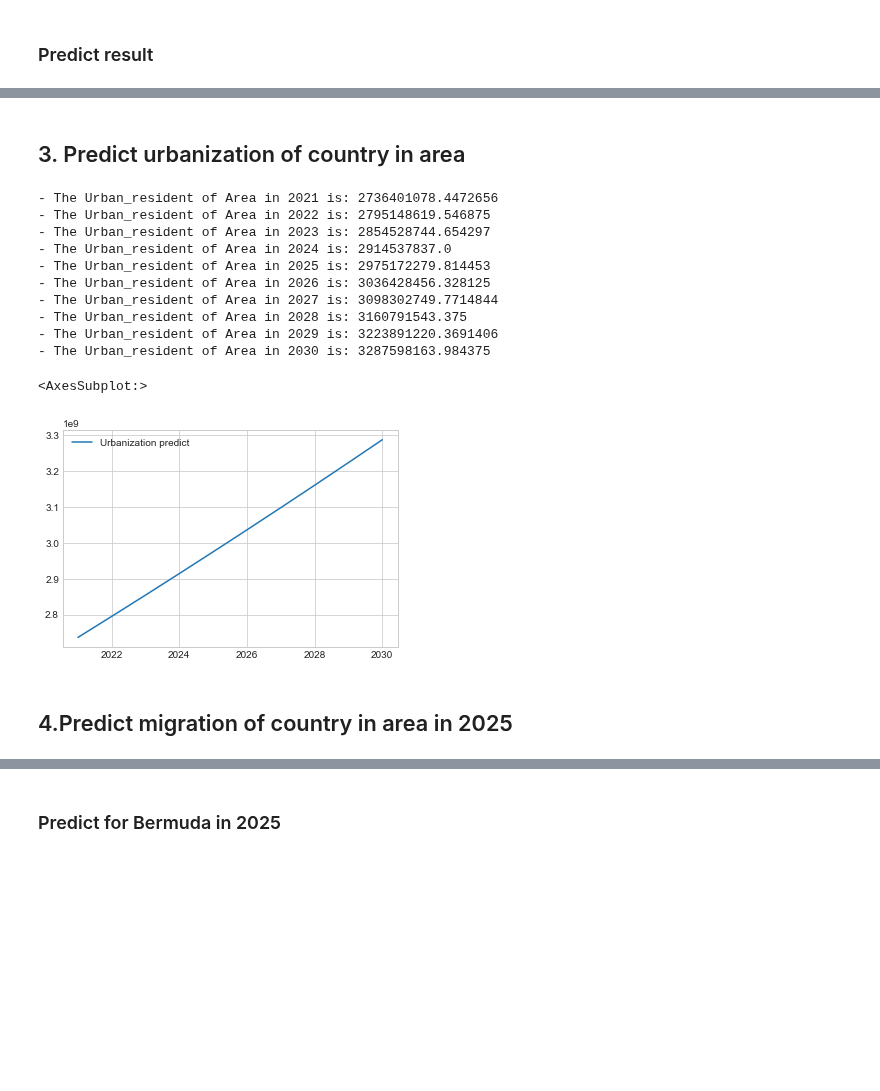
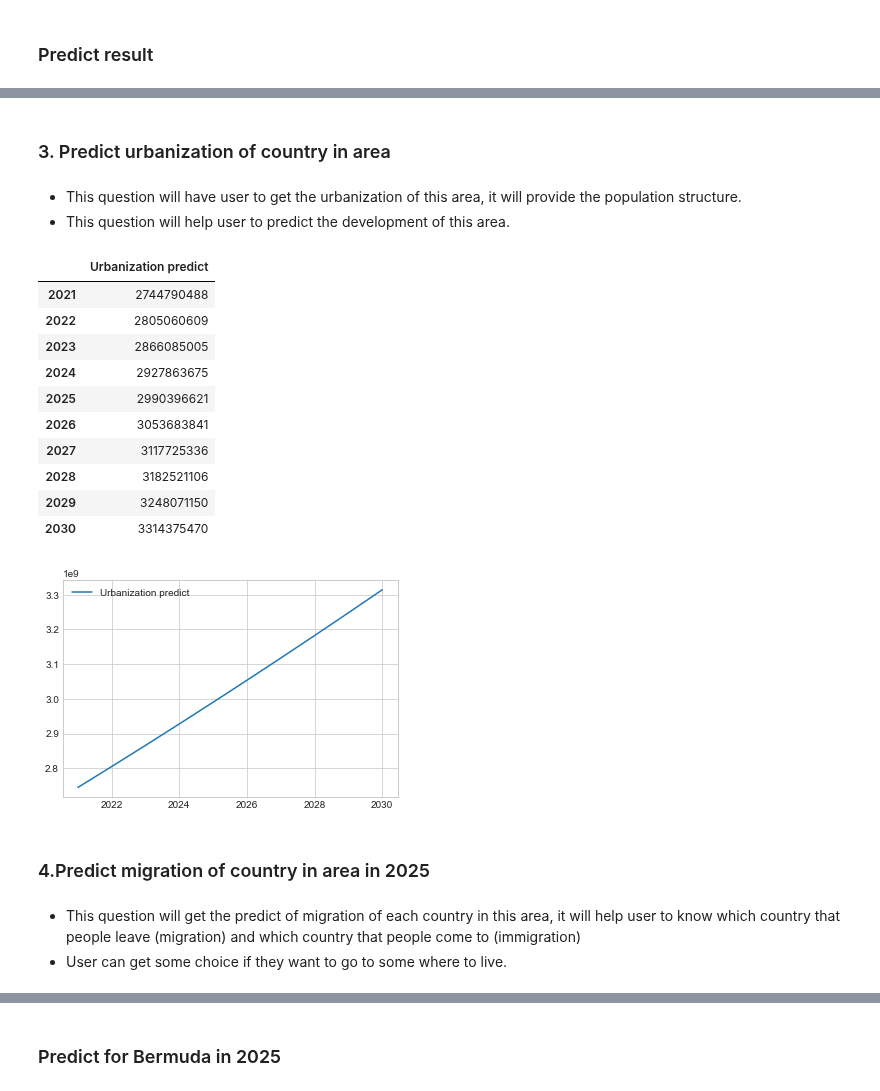
Before and after one commit to HoDangCao/Data-collection-and-population-analysis-of-Asia-and-North-America, a Jupyter notebook: DSProject - latest ver.ipynb, the cells around one changed output, grey strips where cells are left out. Cells and saved outputs as stored; diff of their text form; code cells hidden in the pictures; blank space fills up the shorter version.

Commit message:
Explain code and question

```diff
--- a/DSProject - latest ver.ipynb
+++ b/DSProject - latest ver.ipynb
@@ -952,0 +1050,26 @@ compareFieldWithRealData(listCountry[1],listField[2],df,powFieldValue)
+# %%
+def findTheBestField(dataFrame,countryName,listField,fieldResult):
+
+    countryInfo = dataFrame.loc[(dataFrame.Country == countryName)]
+    result = np.array(countryInfo[fieldResult],dtype=float).reshape(-1,1)
+    scoreArray = []
+    choiceField = []
+    for i in listField:
+        if i != 'Country' and i != fieldResult:
+            data = np.array(countryInfo[i],dtype=float).reshape(-1,1)
+            R,thetaHat,expandVector = calValueForModel2(data,result,1)
+            choiceField.append(i)
+            lin_reg_2 = LinearRegression()
+            expandVectorTrain, expandVectorTest, result_train, result_test = train_test_split(expandVector, result, test_size = 0.3, random_state = 1)
+            lin_reg_2.fit(expandVectorTrain, result_train)
+            score = lin_reg_2.score(expandVectorTrain, result_train)
+            poly_reg_rmse = np.sqrt(mean_squared_error(result_test, lin_reg_2.predict(expandVectorTest)))
+            rs = float((poly_reg_rmse + R + score)/3)
+            scoreArray.append(rs)
+
+    scoreArray = np.array(scoreArray)
+    minValue = np.amin(scoreArray)
+    minPos = np.where(scoreArray == minValue)
+    minPos = np.amin(minPos)
+
+    return countryInfo, minValue, fieldResult, choiceField[minPos], result
@@ -952,0 +1152,4 @@ compareFieldWithRealData(listCountry[1],listField[2],df,powFieldValue)
+# %%
+countryWantToPredict = listCountry[1]
+fieldWantToPredict = listField[2]
+print(fieldWantToPredict + ' in ' + countryWantToPredict)
@@ -952,0 +1160,3 @@ compareFieldWithRealData(listCountry[1],listField[2],df,powFieldValue)
+# %%
+bestFieldForPreds, minAveScore, trainScore, theta, bestDegree, expandVector, data, result = findParameter(df,countryWantToPredict,
+listField,fieldWantToPredict)
@@ -955 +1191,6 @@ compareFieldWithRealData(listCountry[1],listField[2],df,powFieldValue)
+# %%
+def predictField(country,field,dataFrame,year,powN):
+    theta, R = buildModelField(country,dataFrame,field,powN)
+    large = round(caculateFieldForYear(theta,year))
+    return large
 # %% [markdown]
@@ -1067,28 +1320,38 @@ popPredict.plot.bar()
 # %% [markdown]
-## 3. Predict urbanization of country in area
+### 3. Predict urbanization of country in area
+# %% [markdown]
+- This question will have user to get the urbanization of this area, it will provide the population structure.
+- This question will help user to predict the development of this area.
 # %%
+# Get the predict urbanization of this area in next 10 year and save it to dictionary with key is year and value is the urbanization
 predictUrbanization={}
 powFieldValue, minRFieldValue = findTheBestNForMinRField('Area',listField[5],popInfo)
 for i in range (2021,2031):
     predictYear = i
     predictUrbanization.setdefault(i,predictField('Area',listField[5],popInfo,predictYear,powFieldValue))
 
-# predictPop=pd.DataFrame
+# Trans the data into dataframe
 predictUrbanization=pd.DataFrame.from_dict(predictUrbanization,orient='index',columns=['Urbanization predict'])
+#Visualize
 predictUrbanization.plot()
+#Show
+predictUrbanization
 # %% [output]
-- The Urban_resident of Area in 2021 is: 2736401078.4472656
-- The Urban_resident of Area in 2022 is: 2795148619.546875
-- The Urban_resident of Area in 2023 is: 2854528744.654297
-- The Urban_resident of Area in 2024 is: 2914537837.0
-- The Urban_resident of Area in 2025 is: 2975172279.814453
-- The Urban_resident of Area in 2026 is: 3036428456.328125
-- The Urban_resident of Area in 2027 is: 3098302749.7714844
-- The Urban_resident of Area in 2028 is: 3160791543.375
-- The Urban_resident of Area in 2029 is: 3223891220.3691406
-- The Urban_resident of Area in 2030 is: 3287598163.984375
-<AxesSubplot:>
+|  | Urbanization predict |
+| 2021 | 2744790488 |
+| 2022 | 2805060609 |
+| 2023 | 2866085005 |
+| 2024 | 2927863675 |
+| 2025 | 2990396621 |
+| 2026 | 3053683841 |
+| 2027 | 3117725336 |
+| 2028 | 3182521106 |
+| 2029 | 3248071150 |
+| 2030 | 3314375470 |
-[figure, old version]
+[figure, new version]
 # %% [markdown]
-## 4.Predict migration of country in area in 2025
+### 4.Predict migration of country in area in 2025
+# %% [markdown]
+- This question will get the predict of migration of each country in this area, it will help user to know which country that people leave (migration) and which country that people come to (immigration)
+- User can get some choice if they want to go to some where to live.
 # %%
```
Also changed, not shown: parts of 157 cells of this notebook.
